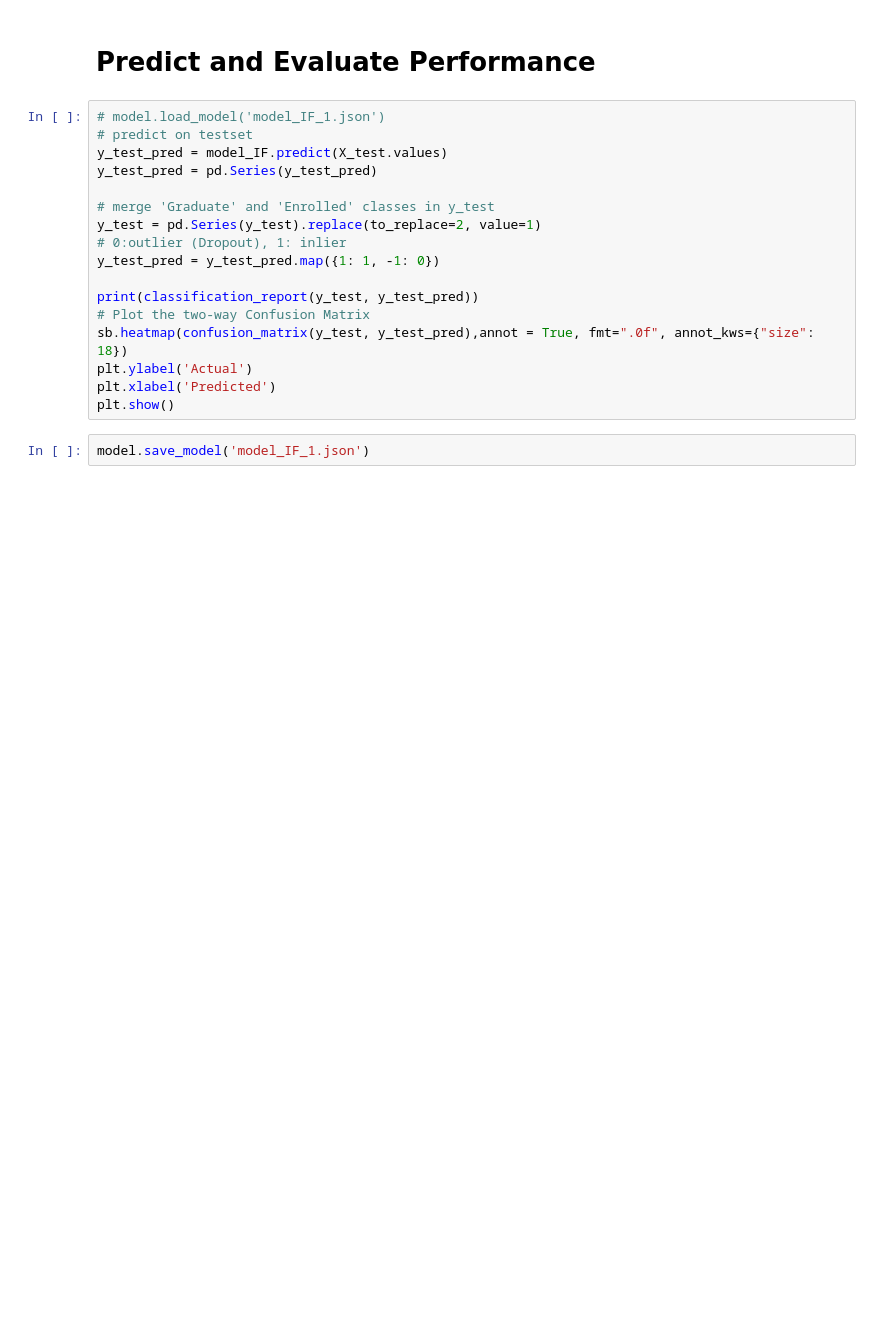
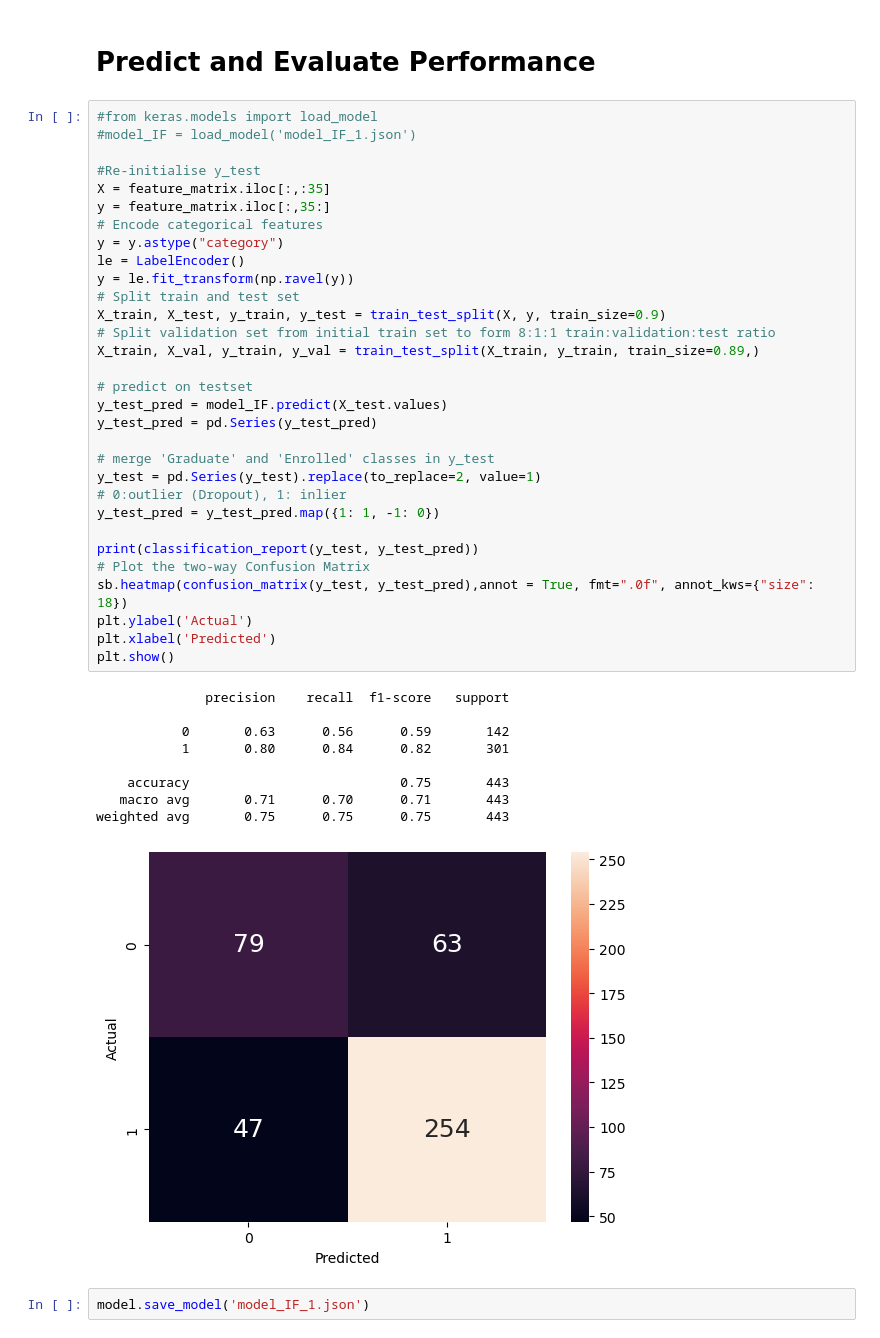
Before and after one commit to TheonlyLB/CZ1115-Project, a Jupyter notebook: CZ1115 Project.ipynb, the cells around one changed output. Saved outputs shown, nothing was run; the diff lists cells and outputs as text; blank space fills up the shorter version.

```diff
--- a/CZ1115 Project.ipynb
+++ b/CZ1115 Project.ipynb
@@ -718,21 +979,45 @@ model_IF.fit(X.values)
 # %% [markdown]
 # **Predict and Evaluate Performance**
 # %%
-# model.load_model('model_IF_1.json')
+#from keras.models import load_model
+#model_IF = load_model('model_IF_1.json')
+
+#Re-initialise y_test
+X = feature_matrix.iloc[:,:35]
+y = feature_matrix.iloc[:,35:]
+# Encode categorical features
+y = y.astype("category")
+le = LabelEncoder()
+y = le.fit_transform(np.ravel(y))
+# Split train and test set
+X_train, X_test, y_train, y_test = train_test_split(X, y, train_size=0.9)
+# Split validation set from initial train set to form 8:1:1 train:validation:test ratio
+X_train, X_val, y_train, y_val = train_test_split(X_train, y_train, train_size=0.89,)
+
 # predict on testset
 y_test_pred = model_IF.predict(X_test.values)
 y_test_pred = pd.Series(y_test_pred)
 
 # merge 'Graduate' and 'Enrolled' classes in y_test
 y_test = pd.Series(y_test).replace(to_replace=2, value=1)
 # 0:outlier (Dropout), 1: inlier
 y_test_pred = y_test_pred.map({1: 1, -1: 0})
 
 print(classification_report(y_test, y_test_pred))
 # Plot the two-way Confusion Matrix
 sb.heatmap(confusion_matrix(y_test, y_test_pred),annot = True, fmt=".0f", annot_kws={"size": 18})
 plt.ylabel('Actual')
 plt.xlabel('Predicted')
 plt.show()
+# %% [output]
+              precision    recall  f1-score   support
+
+           0       0.63      0.56      0.59       142
+           1       0.80      0.84      0.82       301
+
+    accuracy                           0.75       443
+   macro avg       0.71      0.70      0.71       443
+weighted avg       0.75      0.75      0.75       443
+[figure, added]
 # %%
 model.save_model('model_IF_1.json')
```
Also changed, not shown: parts of 26 cells of this notebook.
